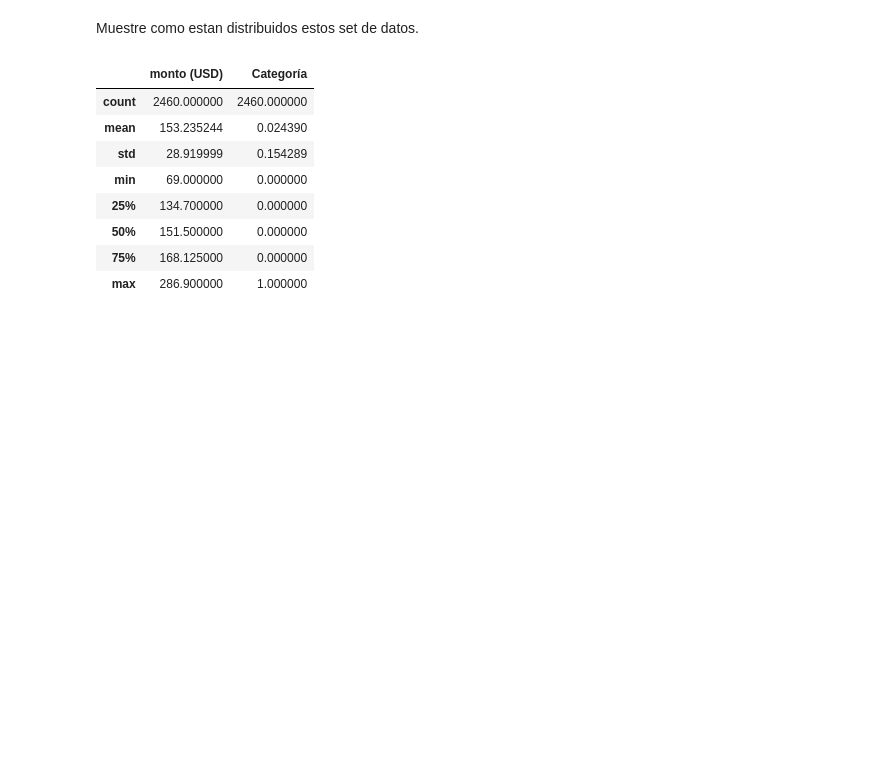
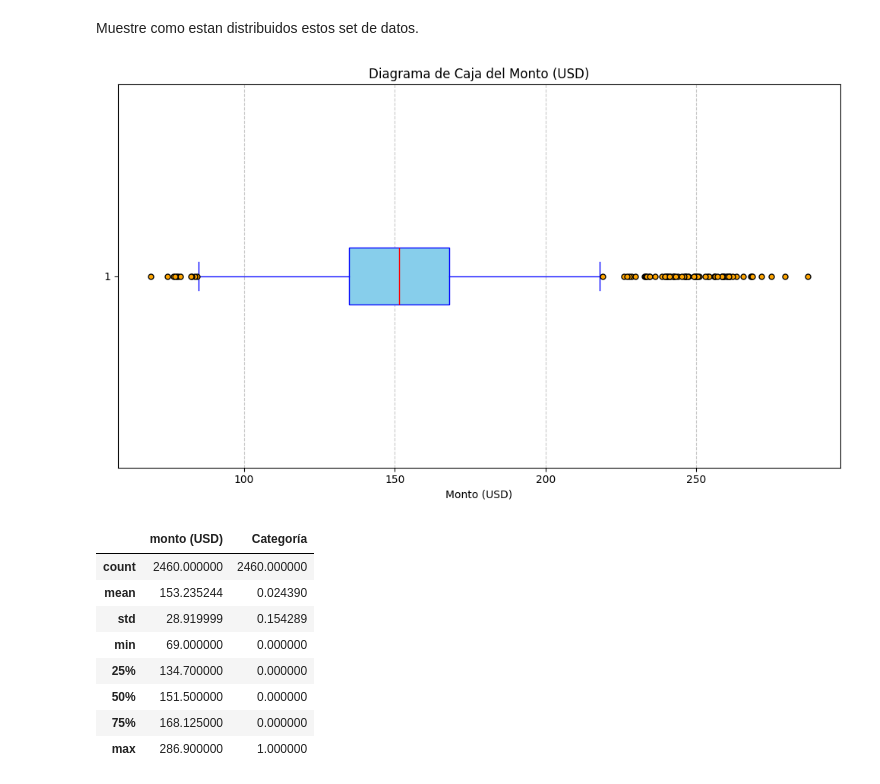
Before and after one commit to JuanHoyos329/Proyecto-2, a Jupyter notebook: Punto 5.ipynb, the cells around one changed output. Drawn from its saved outputs; the diff is of its cells as text; code cells hidden in the pictures; blank space fills up the shorter version.

```diff
--- a/Punto 5.ipynb
+++ b/Punto 5.ipynb
@@ -17,23 +17,25 @@ train_data.rename(columns={'categorÃ­a': 'Categoría'}, inplace=True)
  Muestre como estan distribuidos estos set de datos.
 # %%
 #Grafica de el train data
-plt.figure(figsize=(10, 2))
+plt.figure(figsize=(10, 6))
 
 plt.boxplot(train_data['monto (USD)'],
             vert=False,
             patch_artist=True,
             boxprops=dict(facecolor='skyblue', color='blue'),
             medianprops=dict(color='red'),
             whiskerprops=dict(color='blue'),
             capprops=dict(color='blue'),
             flierprops=dict(markerfacecolor='orange', marker='o', markersize=5, linestyle='none'))
 
 plt.title('Diagrama de Caja del Monto (USD)', fontsize=12)
 plt.xlabel('Monto (USD)', fontsize=10)
 plt.grid(axis='x', linestyle='--', alpha=0.7)
 
 plt.tight_layout()
 plt.show()
+# %% [output]
+[figure, added]
 # %%
 train_data.describe()
 # %% [output]
```
Also changed, not shown: parts of 1 cell of this notebook, 1 other file.
